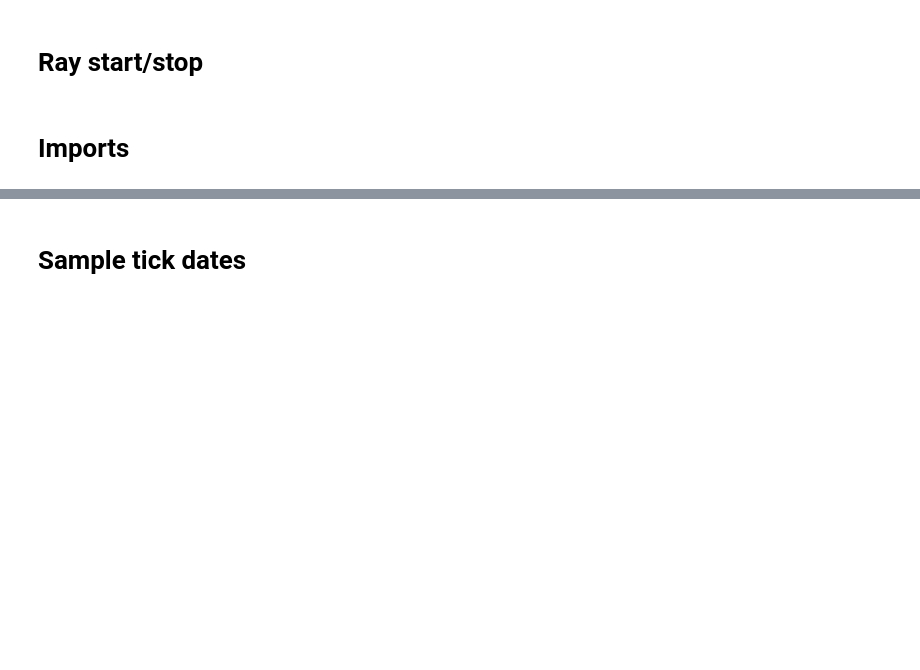
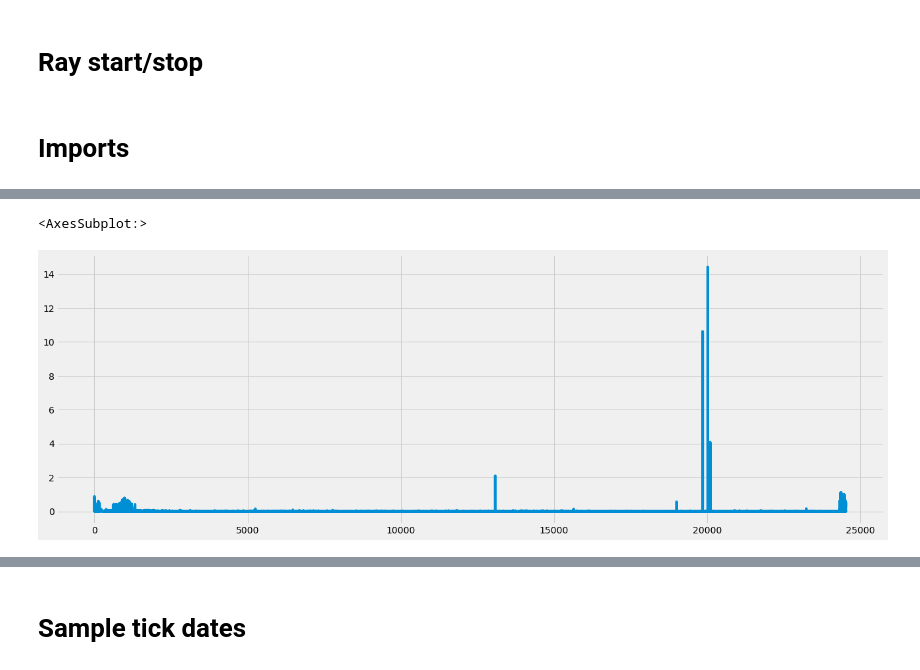
Before and after one commit to bobcolner/pandas-polygon, a Jupyter notebook: nb_bars.ipynb, the cells around one changed output, grey strips where cells are left out. Cells and saved outputs as stored; diff of their text form; code cells hidden in the pictures; blank space fills up the shorter version.

```diff
--- a/nb_bars.ipynb
+++ b/nb_bars.ipynb
@@ -36,0 +81,5 @@ mpl.rcParams['figure.figsize'] = [20, 7]
+# %%
+dfc.price_diff.plot()
+# %% [output]
+<AxesSubplot:>
+[figure, added]
```
Also changed, not shown: parts of 35 cells of this notebook, 13 other files.
